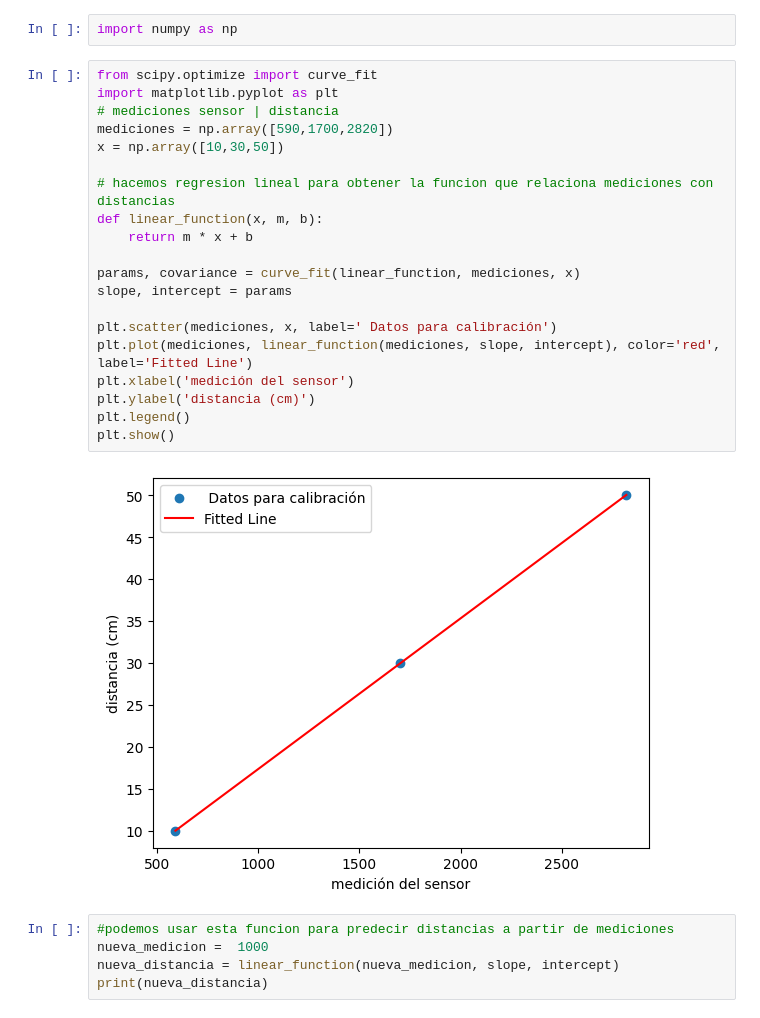
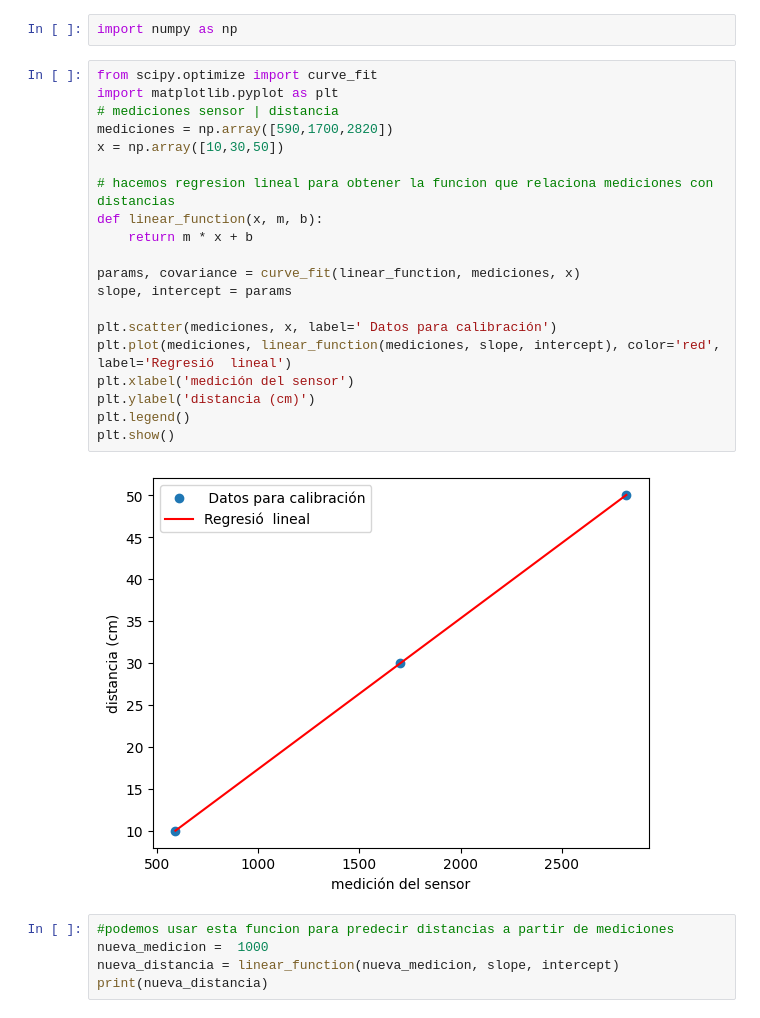
Before and after one commit to AgusManzano/exp3_fisica, a Jupyter notebook: tp3.ipynb, the cells around one changed output. Saved outputs shown, nothing was run; the diff lists cells and outputs as text.

```diff
--- a/tp3.ipynb
+++ b/tp3.ipynb
@@ -3,25 +3,25 @@ import numpy as np
 # %%
 from scipy.optimize import curve_fit
 import matplotlib.pyplot as plt
 # mediciones sensor | distancia
 mediciones = np.array([590,1700,2820])
 x = np.array([10,30,50])
 
 # hacemos regresion lineal para obtener la funcion que relaciona mediciones con distancias
 def linear_function(x, m, b):
     return m * x + b
 
 params, covariance = curve_fit(linear_function, mediciones, x)
 slope, intercept = params
 
 plt.scatter(mediciones, x, label=' Datos para calibración')
-plt.plot(mediciones, linear_function(mediciones, slope, intercept), color='red', label='Fitted Line')
+plt.plot(mediciones, linear_function(mediciones, slope, intercept), color='red', label='Regresió  lineal')
 plt.xlabel('medición del sensor')
 plt.ylabel('distancia (cm)')
 plt.legend()
 plt.show()
 # %% [output]
-[figure, old version]
+[figure, new version]
 # %%
 #podemos usar esta funcion para predecir distancias a partir de mediciones
 nueva_medicion =  1000
```
Also changed, not shown: parts of 19 cells of this notebook.
